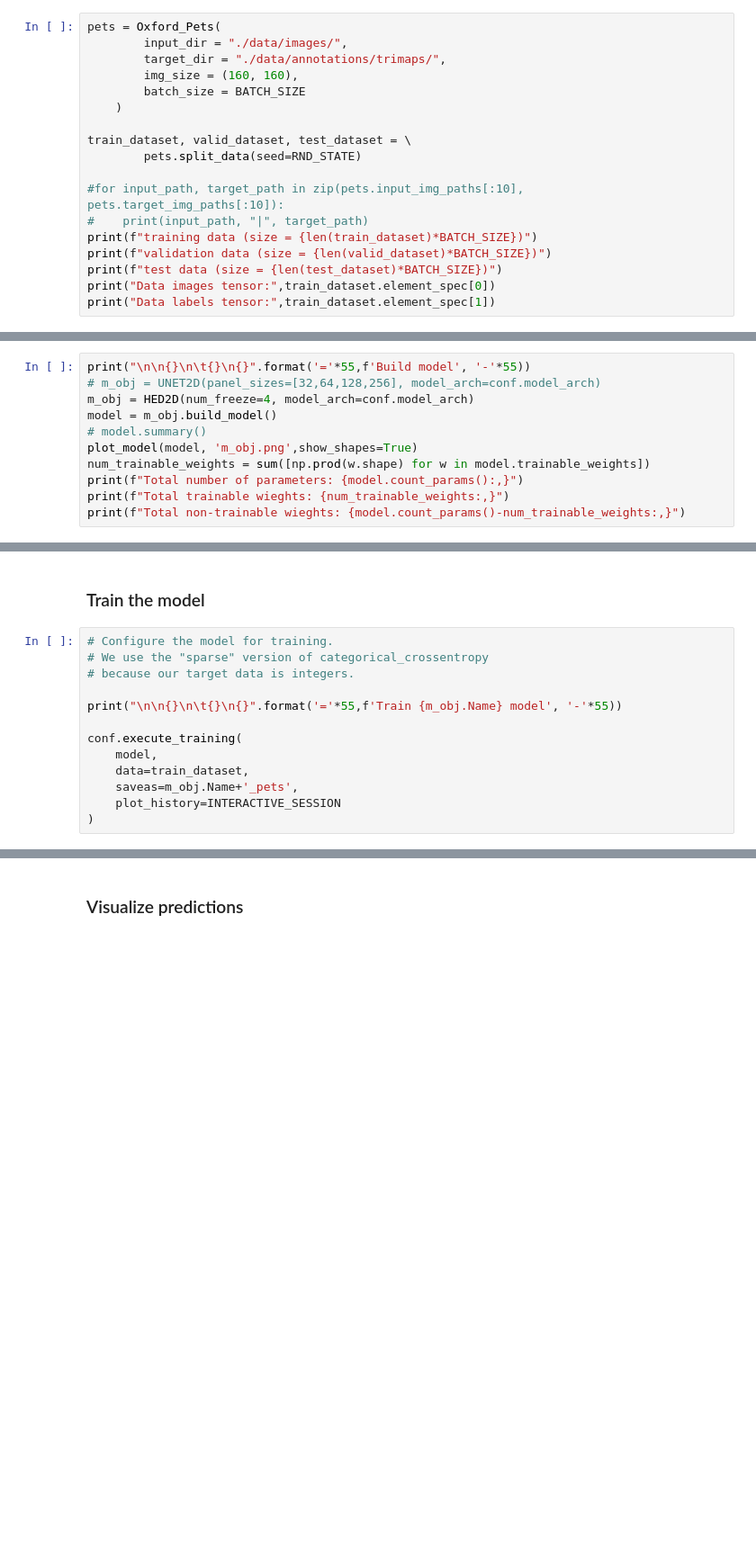
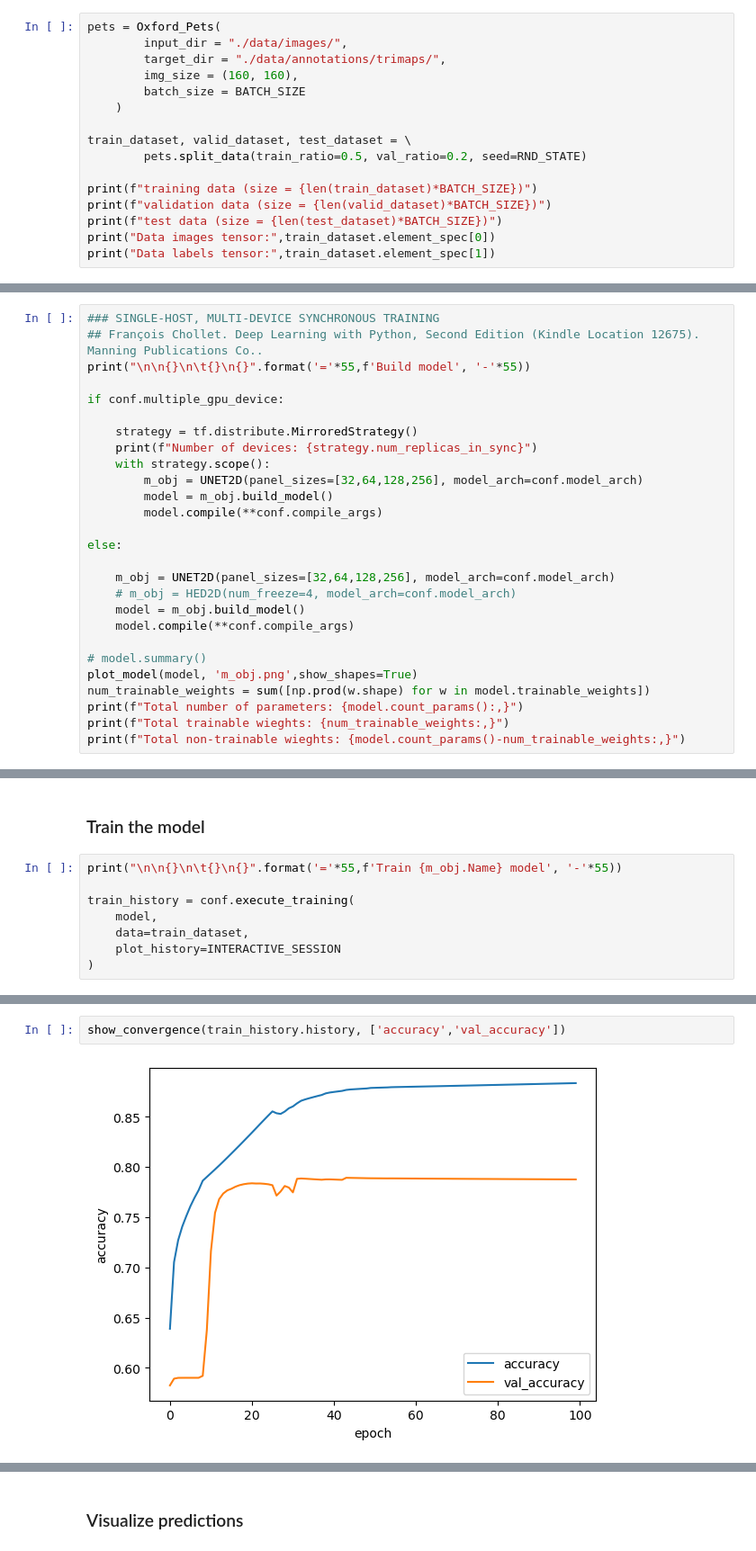
Before and after one commit to houjing08/Master_Thesis_2024, a Jupyter notebook: Kingsley/Code/oxford_pets.nbconvert.ipynb, the cells around one changed output, grey strips where cells are left out. Shown at 90% size. Drawn from its saved outputs; the diff is of its cells as text; blank space fills up the shorter version.

```diff
--- a/Kingsley/Code/oxford_pets.nbconvert.ipynb
+++ b/Kingsley/Code/oxford_pets.nbconvert.ipynb
@@ -57,10 +76,8 @@ pets = Oxford_Pets(
     )
 
 train_dataset, valid_dataset, test_dataset = \
-        pets.split_data(seed=RND_STATE)
+        pets.split_data(train_ratio=0.5, val_ratio=0.2, seed=RND_STATE)
 
-#for input_path, target_path in zip(pets.input_img_paths[:10], pets.target_img_paths[:10]):
-#    print(input_path, "|", target_path)
 print(f"training data (size = {len(train_dataset)*BATCH_SIZE})")
 print(f"validation data (size = {len(valid_dataset)*BATCH_SIZE})")
 print(f"test data (size = {len(test_dataset)*BATCH_SIZE})")
@@ -155,10 +140,26 @@ new_training_session: True
 # %% [markdown]
 ### Build model
 # %%
+### SINGLE-HOST, MULTI-DEVICE SYNCHRONOUS TRAINING
+## François Chollet. Deep Learning with Python, Second Edition (Kindle Location 12675). Manning Publications Co..
 print("\n\n{}\n\t{}\n{}".format('='*55,f'Build model', '-'*55))
-# m_obj = UNET2D(panel_sizes=[32,64,128,256], model_arch=conf.model_arch)
-m_obj = HED2D(num_freeze=4, model_arch=conf.model_arch)
-model = m_obj.build_model()
+
+if conf.multiple_gpu_device:
+
+    strategy = tf.distribute.MirroredStrategy()
+    print(f"Number of devices: {strategy.num_replicas_in_sync}")
+    with strategy.scope():
+        m_obj = UNET2D(panel_sizes=[32,64,128,256], model_arch=conf.model_arch)
+        model = m_obj.build_model()
+        model.compile(**conf.compile_args)
+
+else:
+
+    m_obj = UNET2D(panel_sizes=[32,64,128,256], model_arch=conf.model_arch)
+    # m_obj = HED2D(num_freeze=4, model_arch=conf.model_arch)
+    model = m_obj.build_model()
+    model.compile(**conf.compile_args)
+
 # model.summary()
 plot_model(model, 'm_obj.png',show_shapes=True)
 num_trainable_weights = sum([np.prod(w.shape) for w in model.trainable_weights])
@@ -175,16 +177,11 @@ Total non-trainable wieghts: 7,635,264
 # %% [markdown]
 ### Train the model
 # %%
-# Configure the model for training.
-# We use the "sparse" version of categorical_crossentropy
-# because our target data is integers.
-
 print("\n\n{}\n\t{}\n{}".format('='*55,f'Train {m_obj.Name} model', '-'*55))
 
-conf.execute_training(
+train_history = conf.execute_training(
     model,
     data=train_dataset,
-    saveas=m_obj.Name+'_pets',
     plot_history=INTERACTIVE_SESSION
 )
 # %% [output]
@@ -207,0 +206,4 @@ Epoch 9/30
+# %%
+show_convergence(train_history.history, ['accuracy','val_accuracy'])
+# %% [output]
+[figure, added]
```
Also changed, not shown: parts of 13 cells of this notebook.
